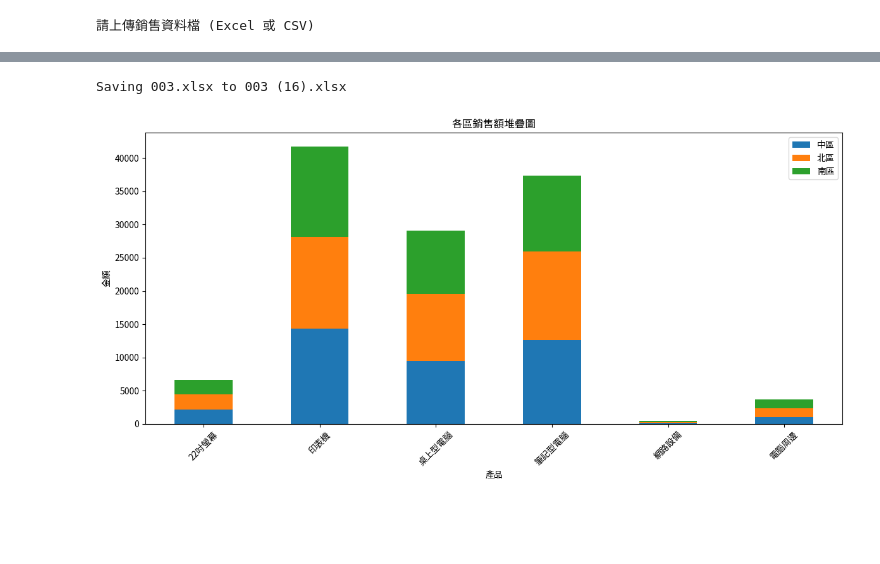
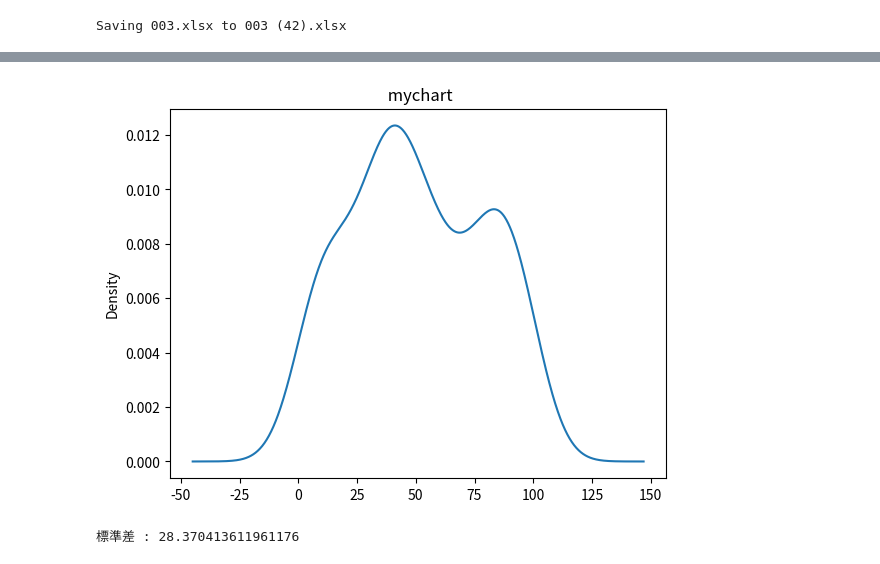
Before and after one commit to Alexmysir/cycu1, a Jupyter notebook: Untitled5.ipynb, the cells around one changed output, grey strips where cells are left out. Saved outputs shown, nothing was run; the diff lists cells and outputs as text; code cells hidden in the pictures; blank space fills up the shorter version.

```diff
--- a/Untitled5.ipynb
+++ b/Untitled5.ipynb
@@ -3,53 +3,26 @@
 # %%
 import matplotlib as mpl
 import matplotlib.pyplot as plt
-import matplotlib.font_manager as fm
 import pandas as pd, numpy as np
 from google.colab import files
-import io, os
-
-# ---- 自動挑選第一個可用的 Noto CJK Sans / Serif -----------------------
-preferred_families = [
-    "Noto Sans CJK TC", "Noto Sans CJK SC", "Noto Sans CJK JP",
-    "Noto Serif CJK TC", "Noto Serif CJK SC", "Noto Serif CJK JP",
-]
-available = {f.name for f in fm.fontManager.ttflist}
-chosen = next((f for f in preferred_families if f in available), None)
-
-if chosen is None:
-    # 最後手動把 .ttc 檔加進 fontManager，再指定 family
-    for p in fm.findSystemFonts(fontpaths=["/usr/share/fonts/truetype/noto",
-                                           "/usr/share/fonts/opentype/noto"]):
-        if "NotoSansCJK" in os.path.basename(p):
-            fm.fontManager.addfont(p)
-    mpl.rcParams["font.family"] = "sans-serif"
-    mpl.rcParams["font.sans-serif"] = ["Noto Sans CJK JP"]
-else:
-    mpl.rcParams["font.family"] = [chosen]
-
-mpl.rcParams["axes.unicode_minus"] = False   # 避免負號亂碼
-
-# ---- 檔案上傳 ----------------------------------------------------------
-print(upload_description)
+import io
+# ---- 指定中文字型 ------------------------------------------------------
+mpl.rcParams["font.family"]  = ["Noto Sans CJK JP"]
+mpl.rcParams["axes.unicode_minus"] = False
 uploaded = files.upload()
 fname, content = next(iter(uploaded.items()))
-
 # ---- 讀取資料 ----------------------------------------------------------
 if fname.lower().endswith((".xls", ".xlsx")):
-    df = pd.read_excel(io.BytesIO(content))
+ df = pd.read_excel(io.BytesIO(content))
 else:
-    df = pd.read_csv(io.StringIO(content.decode("utf-8")), low_memory=False)
+ df = pd.read_csv(io.StringIO(content.decode("utf-8")), low_memory=False)
+df=df.query("業務=='老王'")
 
-# ---- 透視表與繪圖 ------------------------------------------------------
-pivot = df.pivot_table(index="產品",
-                       values=["北區", "中區", "南區"],
-                       aggfunc=np.sum)
+mychart= df['北區']
+mychart.plot(kind='kde',title=' mychart')
 
-pivot.plot(kind="bar", stacked=True, figsize=(12, 6))
-plt.title(chart_title)
-plt.xlabel(x_label)
-plt.ylabel(y_label)
-plt.xticks(rotation=45)
-plt.tight_layout()
+fig.savefig("chart.png" , dpi=300, bbox_inches="tight")
+files.download("chart.png")
 plt.show()
+print('標準差 :', mychart.std())
 # %% [output]
@@ -56 +30 @@ plt.show()
-請上傳銷售資料檔 (Excel 或 CSV)
+Saving 003.xlsx to 003 (42).xlsx
@@ -58,2 +33,2 @@ plt.show()
+[figure, new version]
-Saving 003.xlsx to 003 (16).xlsx
+標準差 : 28.370413611961176
-[figure, old version]
```
Also changed, not shown: parts of 7 cells of this notebook.
